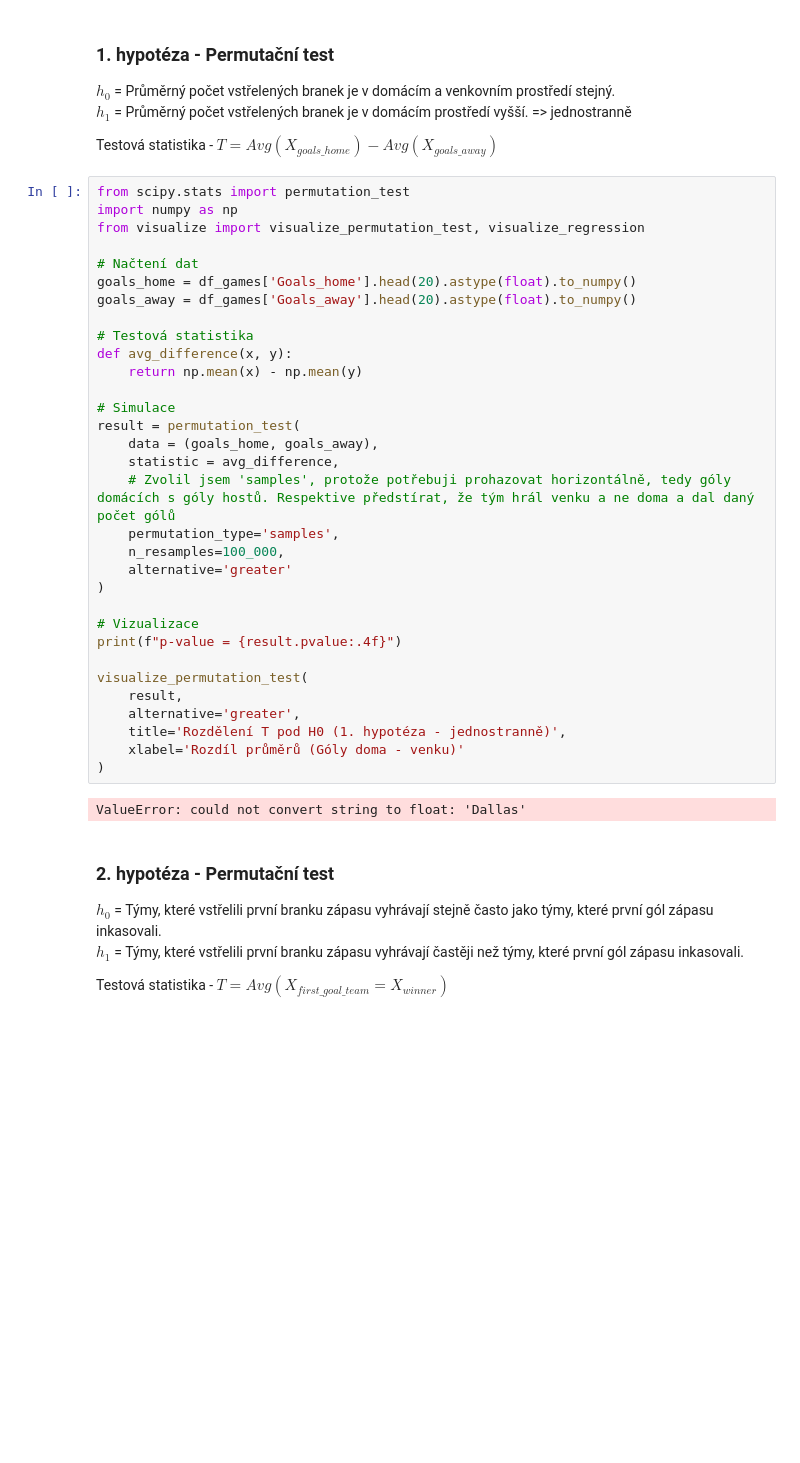
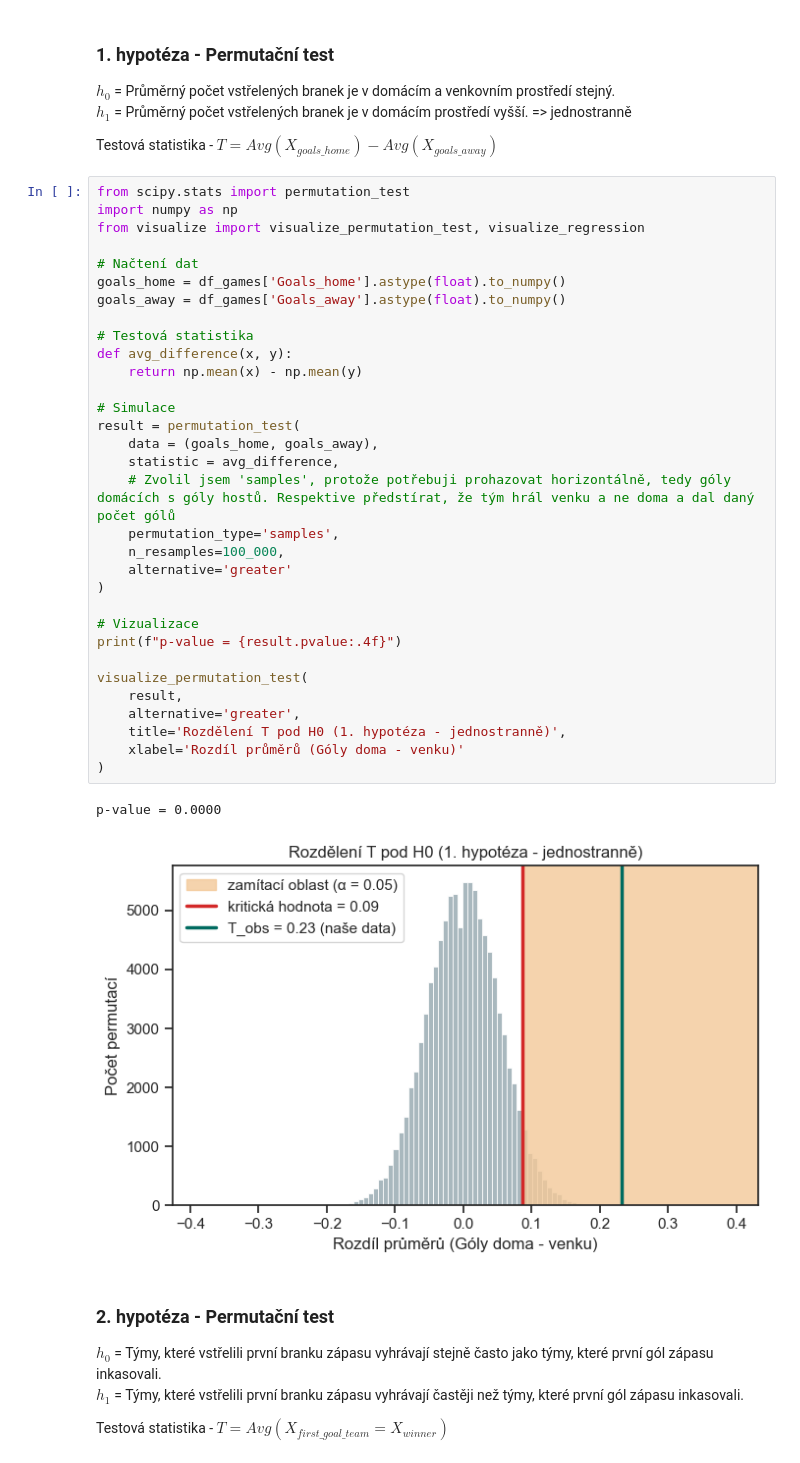
Before and after one commit to honzabenes/NMAI059_PaSt, a Jupyter notebook: statisticky_projekt/statisticky_projekt.ipynb, the cells around one changed output. Cells and saved outputs as stored; diff of their text form; blank space fills up the shorter version.

```diff
--- a/statisticky_projekt/statisticky_projekt.ipynb
+++ b/statisticky_projekt/statisticky_projekt.ipynb
@@ -58,36 +58,37 @@ Testová statistika - $T = Avg(X_{goals\_home}) - Avg(X_{goals\_away})$
 from scipy.stats import permutation_test
 import numpy as np
 from visualize import visualize_permutation_test, visualize_regression
 
 # Načtení dat
-goals_home = df_games['Goals_home'].head(20).astype(float).to_numpy()
-goals_away = df_games['Goals_away'].head(20).astype(float).to_numpy()
+goals_home = df_games['Goals_home'].astype(float).to_numpy()
+goals_away = df_games['Goals_away'].astype(float).to_numpy()
 
 # Testová statistika
 def avg_difference(x, y):
     return np.mean(x) - np.mean(y)
 
 # Simulace
 result = permutation_test(
     data = (goals_home, goals_away),
     statistic = avg_difference,
     # Zvolil jsem 'samples', protože potřebuji prohazovat horizontálně, tedy góly domácích s góly hostů. Respektive předstírat, že tým hrál venku a ne doma a dal daný počet gólů
     permutation_type='samples',
     n_resamples=100_000,
     alternative='greater'
 )
 
 # Vizualizace
 print(f"p-value = {result.pvalue:.4f}")
 
 visualize_permutation_test(
     result,
     alternative='greater',
     title='Rozdělení T pod H0 (1. hypotéza - jednostranně)',
     xlabel='Rozdíl průměrů (Góly doma - venku)'
 )
 # %% [output]
-ValueError: could not convert string to float: 'Dallas'
+p-value = 0.0000
+[figure, added]
 # %% [markdown]
 ### 2. hypotéza - Permutační test
 $h_0$ = Týmy, které vstřelili první branku zápasu vyhrávají stejně často jako týmy, které první gól zápasu inkasovali.\
```
Also changed, not shown: parts of 2 cells of this notebook.
